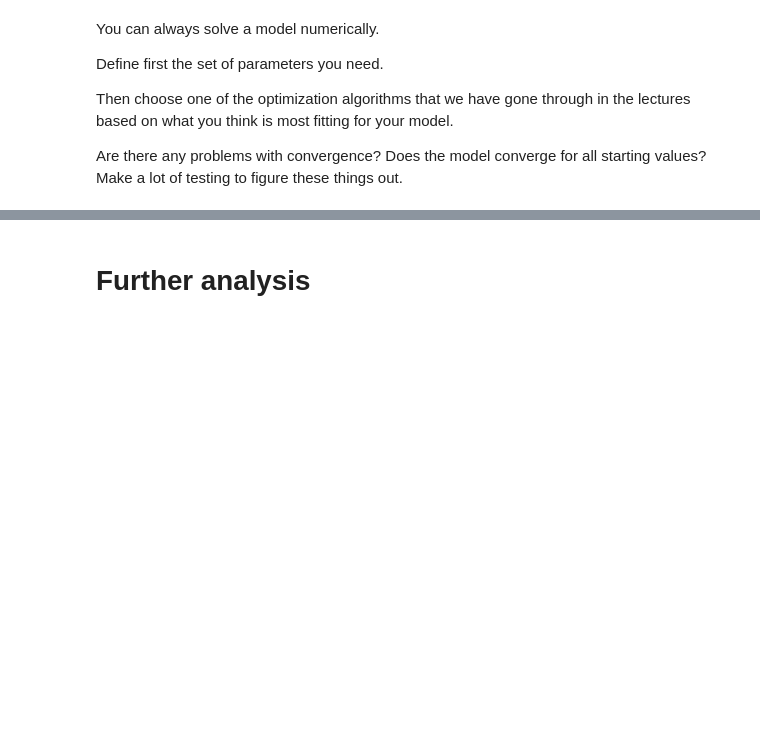
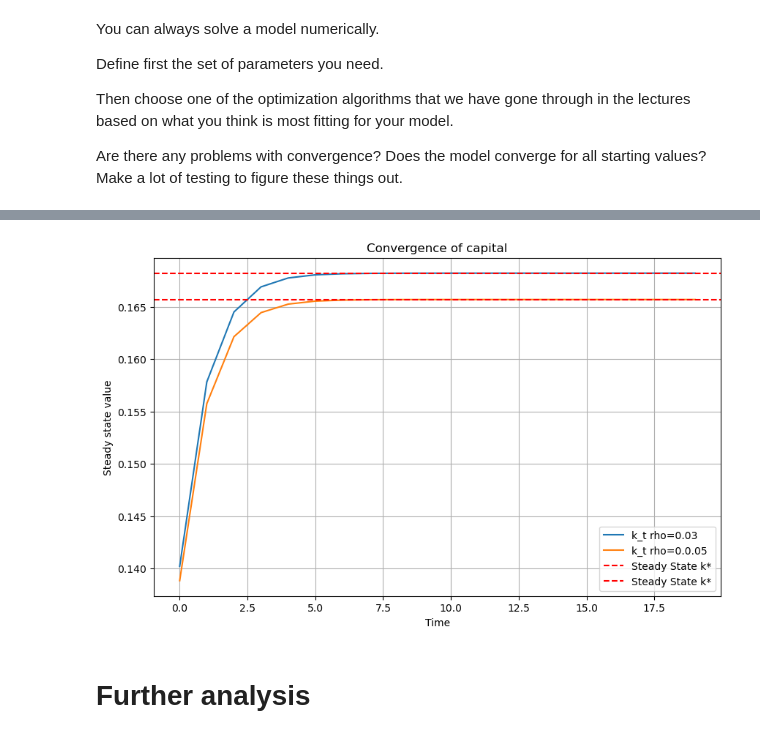
Before and after one commit to NumEconCopenhagen/projects-2024-daniel-og-lukas, a Jupyter notebook: modelproject/modelproject.ipynb, the cells around one changed output, grey strips where cells are left out. Saved outputs shown, nothing was run; the diff lists cells and outputs as text; code cells hidden in the pictures; blank space fills up the shorter version.

```diff
--- a/modelproject/modelproject.ipynb
+++ b/modelproject/modelproject.ipynb
@@ -243,3 +296,17 @@ Are there any problems with convergence? Does the model converge for all startin
+# %%
+plt.figure(figsize=(10, 6))
+plt.plot(sim_k_original, label='k_t rho=0.03')
+plt.plot(model.sim.k, label='k_t rho=0.0.05')
+plt.xlabel('Time')
+plt.ylabel('Steady state value')
+plt.title('Convergence of capital')
+plt.axhline(y=result.root, color='r', linestyle='--', label='Steady State k*')
+plt.axhline(y=popchange, color='r', linestyle='--', label='Steady State k*')
+plt.legend()
+plt.grid(True)
+plt.show()
+# %% [output]
+[figure, added]
 # %% [markdown]
 # Further analysis
 # %% [markdown]
```
Also changed, not shown: parts of 7 cells of this notebook, 2 other files.
